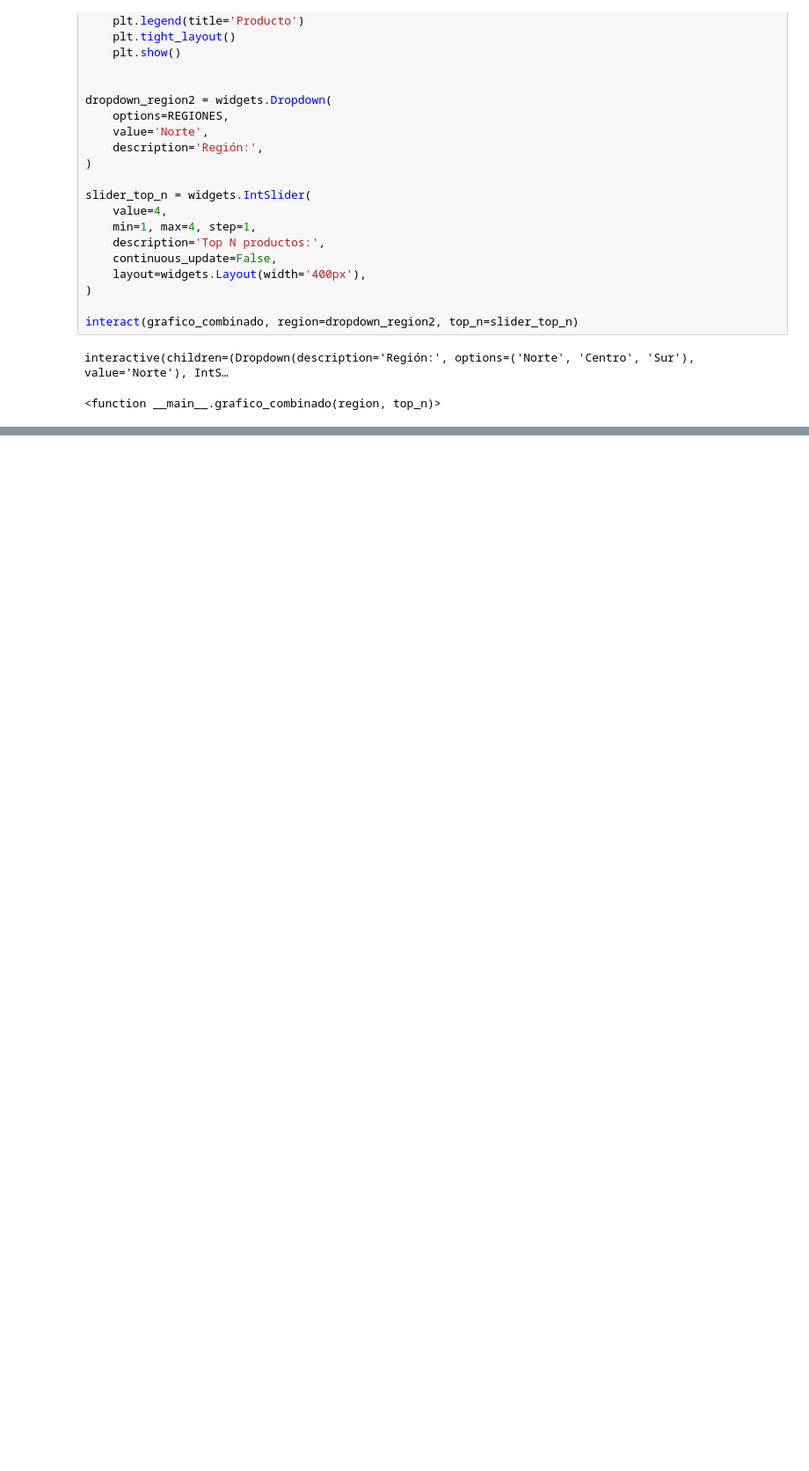
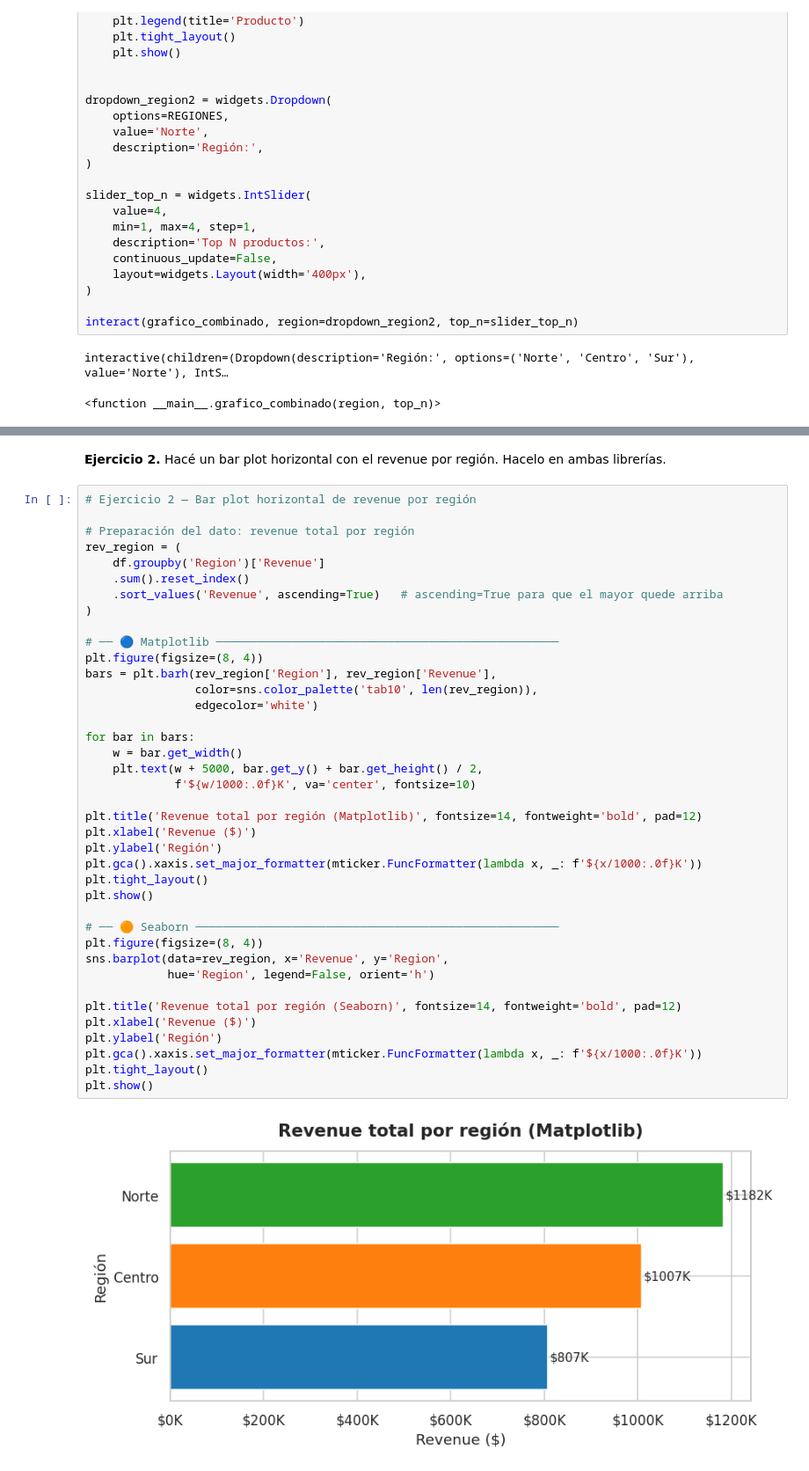
Before and after one commit to alexballera/taller-tgad-fce, a Jupyter notebook: sesiones/segundo-parcial/u2/clase13/teorica/TPAD_Clase_13_2_matplotlib_seaborn.ipynb, the cells around one changed output, grey strips where cells are left out. Shown at 88% size. Saved outputs shown, nothing was run; the diff lists cells and outputs as text; blank space fills up the shorter version.

```diff
--- a/sesiones/segundo-parcial/u2/clase13/teorica/TPAD_Clase_13_2_matplotlib_seaborn.ipynb
+++ b/sesiones/segundo-parcial/u2/clase13/teorica/TPAD_Clase_13_2_matplotlib_seaborn.ipynb
@@ -632,0 +765,43 @@ interactive(children=(Dropdown(description='Región:', options=('Norte', 'Centro
+# %% [markdown]
+**Ejercicio 2.** Hacé un bar plot horizontal con el revenue por región. Hacelo en ambas librerías.
+# %%
+# Ejercicio 2 — Bar plot horizontal de revenue por región
+
+# Preparación del dato: revenue total por región
+rev_region = (
+    df.groupby('Region')['Revenue']
+    .sum().reset_index()
+    .sort_values('Revenue', ascending=True)   # ascending=True para que el mayor quede arriba
+)
+
+# ── 🔵 Matplotlib ──────────────────────────────────────────────────
+plt.figure(figsize=(8, 4))
+bars = plt.barh(rev_region['Region'], rev_region['Revenue'],
+                color=sns.color_palette('tab10', len(rev_region)),
+                edgecolor='white')
+
+for bar in bars:
+    w = bar.get_width()
+    plt.text(w + 5000, bar.get_y() + bar.get_height() / 2,
+             f'${w/1000:.0f}K', va='center', fontsize=10)
+
+plt.title('Revenue total por región (Matplotlib)', fontsize=14, fontweight='bold', pad=12)
+plt.xlabel('Revenue ($)')
+plt.ylabel('Región')
+plt.gca().xaxis.set_major_formatter(mticker.FuncFormatter(lambda x, _: f'${x/1000:.0f}K'))
+plt.tight_layout()
+plt.show()
+
+# ── 🟠 Seaborn ─────────────────────────────────────────────────────
+plt.figure(figsize=(8, 4))
+sns.barplot(data=rev_region, x='Revenue', y='Region',
+            hue='Region', legend=False, orient='h')
+
+plt.title('Revenue total por región (Seaborn)', fontsize=14, fontweight='bold', pad=12)
+plt.xlabel('Revenue ($)')
+plt.ylabel('Región')
+plt.gca().xaxis.set_major_formatter(mticker.FuncFormatter(lambda x, _: f'${x/1000:.0f}K'))
+plt.tight_layout()
+plt.show()
+# %% [output]
+[figure, added]
```
Also changed, not shown: parts of 43 cells of this notebook, 2 other files.
